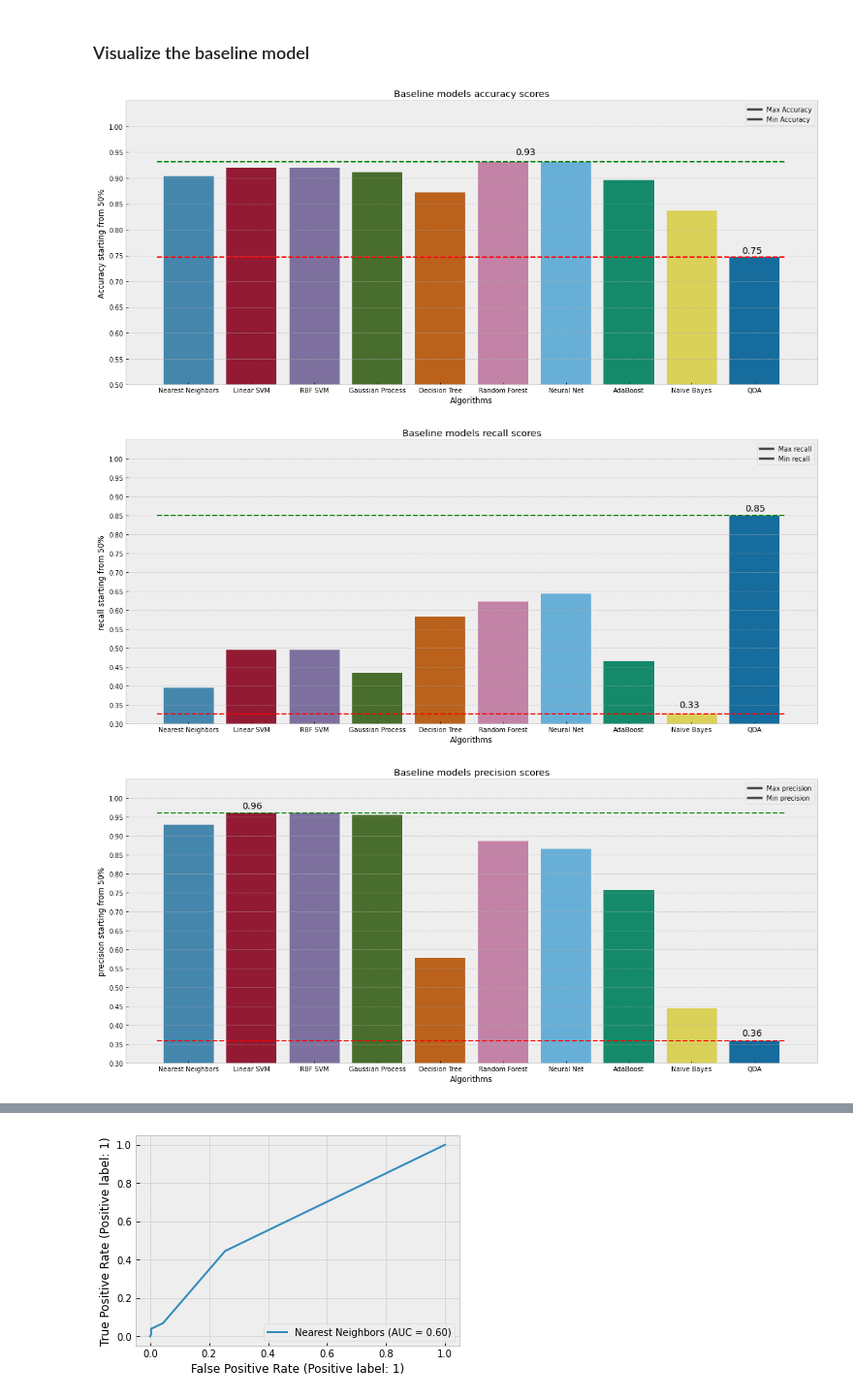
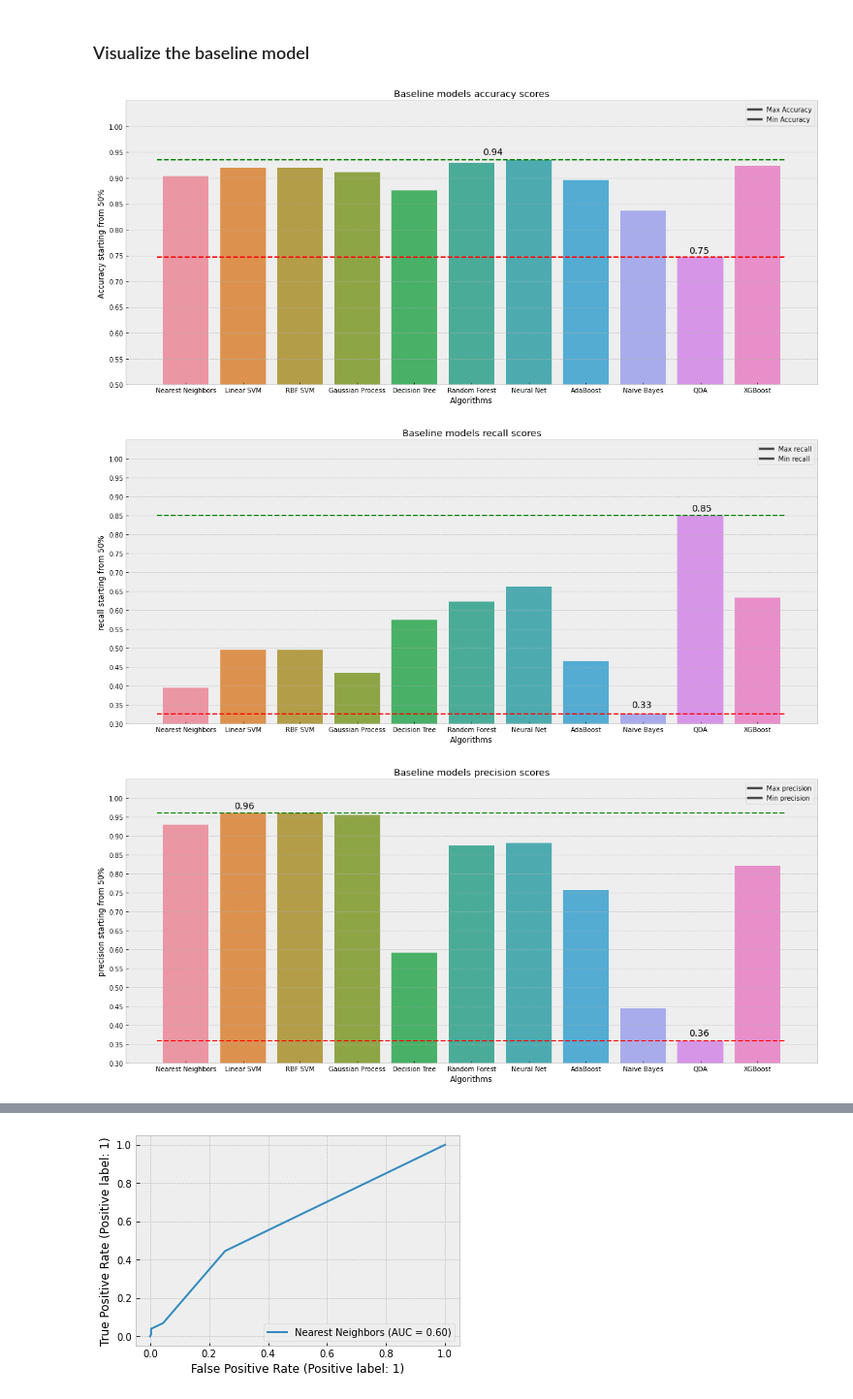
Before and after one commit to CarJung/Churn_exploration, a Jupyter notebook: churn_baseline_models.ipynb, the cells around one changed output, grey strips where cells are left out. Shown at 97% size. Drawn from its saved outputs; the diff is of its cells as text; code cells hidden in the pictures.

```diff
--- a/churn_model.ipynb
+++ b/churn_baseline_models.ipynb
@@ -39,6 +40,7 @@ names = [
     "AdaBoost",
     "Naive Bayes",
     "QDA",
+    "XGBoost"
 ]
 
 # list of classifiers
@@ -53,6 +55,7 @@ classifiers = [
     AdaBoostClassifier(),
     GaussianNB(),
     QuadraticDiscriminantAnalysis(),
+    XGBClassifier(),
 ]
 # %%
 from sklearn.metrics import f1_score
@@ -192,6 +195,6 @@ for name, clf in trained_alg:
     metrics = score(x_test, y_test, name, clf)
     scores = scores.append([metrics])
 # %%
-scores.columns = ['name', 'accuracy', 'recall', 'precision', 'f1']
+scores.columns = ['name', 'accuracy', 'recall', 'precision', 'f1', 'roc_auc']
 scores[:]
 # %% [output]
@@ -239,18 +243,18 @@ plt.style.use('bmh')
 # %%
 plt.figure(figsize=(19,8))
 sns.barplot(data = scores, x='name', y='accuracy')
 plt.ylim(0.5, 1.05)
 plt.yticks(np.arange(0.5, 1.05, 0.05))
 plt.ylabel('Accuracy starting from 50%')
 plt.xlabel('Algorithms')
-plt.hlines(y=np.max(scores['accuracy']), xmin=-0.5, xmax=9.5, colors='g', linestyles='dashed')
+plt.hlines(y=np.max(scores['accuracy']), xmin=-0.5, xmax=10.5, colors='g', linestyles='dashed')
 plt.text(5.2, 0.95, round(np.max(scores['accuracy']),2) , ha='left', va='center', fontsize = 14)
-plt.hlines(y=np.min(scores['accuracy']), xmin=-0.5, xmax=9.5, colors='r', linestyles='dashed')
+plt.hlines(y=np.min(scores['accuracy']), xmin=-0.5, xmax=10.5, colors='r', linestyles='dashed')
 plt.text(8.8, 0.76, round(np.min(scores['accuracy']),2), ha='left', va='center', fontsize = 14)
 plt.legend(['Max Accuracy', 'Min Accuracy'])
 plt.title('Baseline models accuracy scores');
 # %% [output]
-[figure, old version]
+[figure, new version]
 # %%
 plt.figure(figsize=(19,8))
 sns.barplot(data = scores, x='name', y='recall')
@@ -258,14 +262,14 @@ plt.ylim(0.3, 1.05)
 plt.yticks(np.arange(0.3, 1.05, 0.05))
 plt.ylabel('recall starting from 50%')
 plt.xlabel('Algorithms')
-plt.hlines(y=np.max(scores['recall']), xmin=-0.5, xmax=9.5, colors='g', linestyles='dashed')
+plt.hlines(y=np.max(scores['recall']), xmin=-0.5, xmax=10.5, colors='g', linestyles='dashed')
 plt.text(8.85, 0.87, round(np.max(scores['recall']),2) , ha='left', va='center', fontsize = 14)
-plt.hlines(y=np.min(scores['recall']), xmin=-0.5, xmax=9.5, colors='r', linestyles='dashed')
+plt.hlines(y=np.min(scores['recall']), xmin=-0.5, xmax=10.5, colors='r', linestyles='dashed')
 plt.text(7.8, 0.35, round(np.min(scores['recall']),2), ha='left', va='center', fontsize = 14)
 plt.legend(['Max recall', 'Min recall'])
 plt.title('Baseline models recall scores');
 # %% [output]
-[figure, old version]
+[figure, new version]
 # %%
 plt.figure(figsize=(19,8))
 sns.barplot(data = scores, x='name', y='precision')
@@ -273,14 +277,14 @@ plt.ylim(0.3, 1.05)
 plt.yticks(np.arange(0.3, 1.05, 0.05))
 plt.ylabel('precision starting from 50%')
 plt.xlabel('Algorithms')
-plt.hlines(y=np.max(scores['precision']), xmin=-0.5, xmax=9.5, colors='g', linestyles='dashed')
+plt.hlines(y=np.max(scores['precision']), xmin=-0.5, xmax=10.5, colors='g', linestyles='dashed')
 plt.text(.85, 0.98, round(np.max(scores['precision']),2) , ha='left', va='center', fontsize = 14)
-plt.hlines(y=np.min(scores['precision']), xmin=-0.5, xmax=9.5, colors='r', linestyles='dashed')
+plt.hlines(y=np.min(scores['precision']), xmin=-0.5, xmax=10.5, colors='r', linestyles='dashed')
 plt.text(8.8, 0.38, round(np.min(scores['precision']),2), ha='left', va='center', fontsize = 14)
 plt.legend(['Max precision', 'Min precision'])
 plt.title('Baseline models precision scores');
 # %% [output]
-[figure, old version]
+[figure, new version]
 # %%
 plt.figure(figsize=(19,8))
 sns.barplot(data = scores, x='name', y='f1')
```
Also changed, not shown: parts of 23 cells of this notebook.
